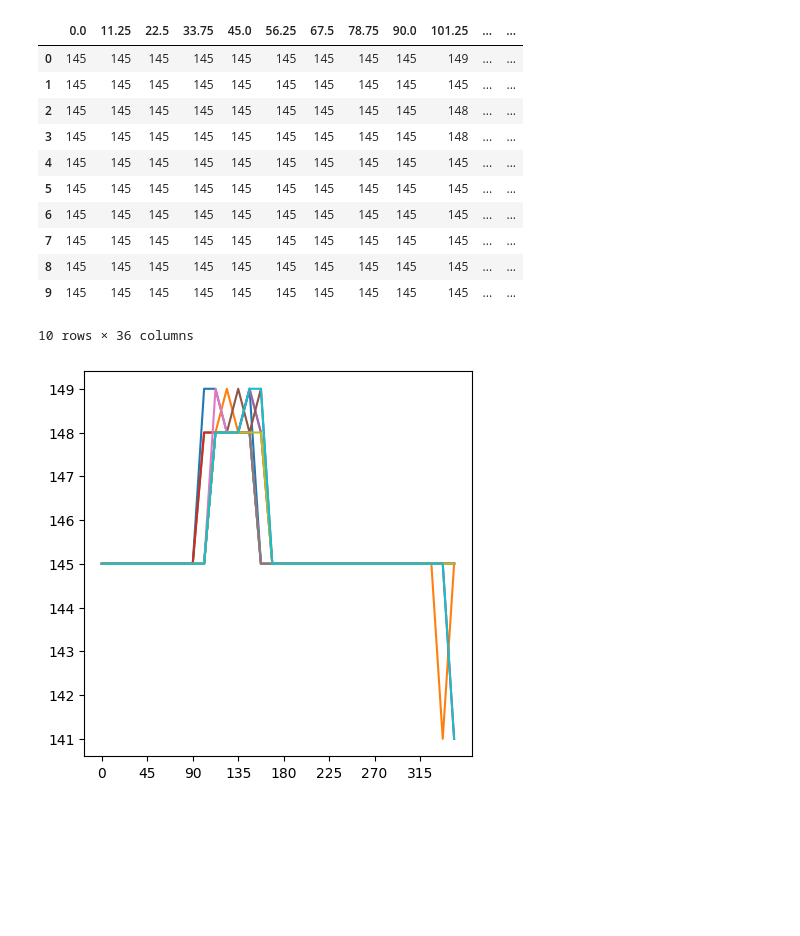
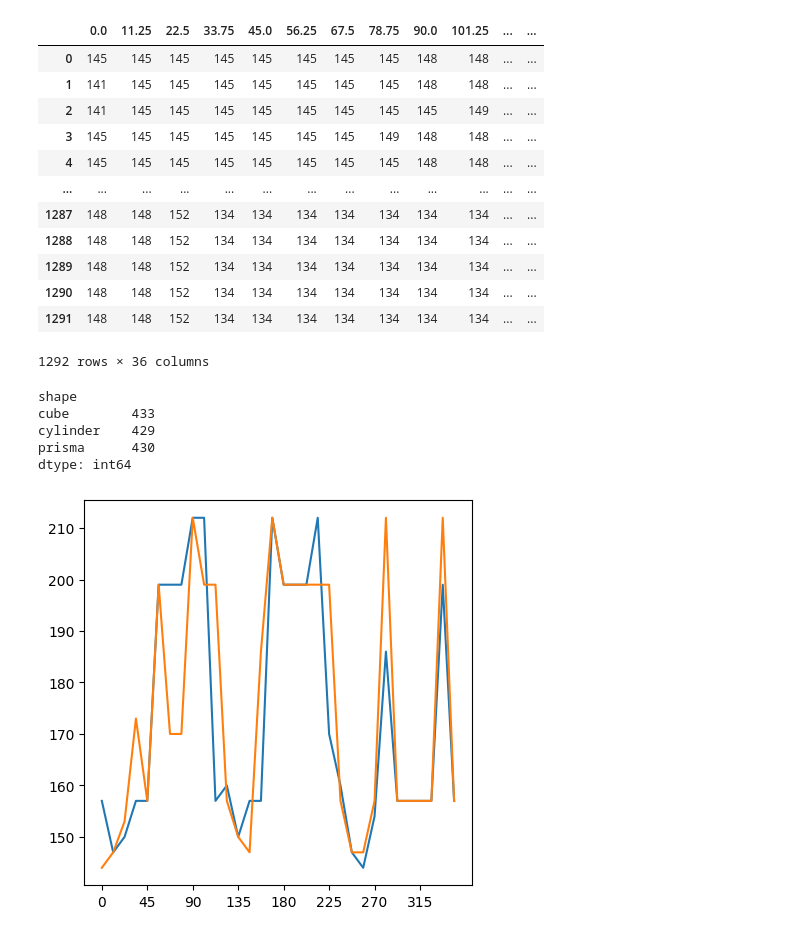
Before and after one commit to ricgoe/PyESP, a Jupyter notebook: faafo.ipynb, the cells around one changed output. Drawn from its saved outputs; the diff is of its cells as text; code cells hidden in the pictures; blank space fills up the shorter version.

Commit message:
scans and stuff

```diff
--- a/faafo.ipynb
+++ b/faafo.ipynb
@@ -6,22 +8,31 @@ from scipy.signal import correlate, convolve
 # %%
-df = pd.read_csv('Logs/scans_angle_11_25_pos_8_rot_1.csv')
+df = pd.read_csv('Logs/scans_angle_11_25_pos_7_rot_0.csv')
 # %%
 df
 # %% [output]
 |  | 0.0 | 11.25 | 22.5 | 33.75 | 45.0 | 56.25 | 67.5 | 78.75 | 90.0 | 101.25 | ... | ... |
-| 0 | 145 | 145 | 145 | 145 | 145 | 145 | 145 | 145 | 145 | 149 | ... | ... |
-| 1 | 145 | 145 | 145 | 145 | 145 | 145 | 145 | 145 | 145 | 145 | ... | ... |
-| 2 | 145 | 145 | 145 | 145 | 145 | 145 | 145 | 145 | 145 | 148 | ... | ... |
-| 3 | 145 | 145 | 145 | 145 | 145 | 145 | 145 | 145 | 145 | 148 | ... | ... |
-| 4 | 145 | 145 | 145 | 145 | 145 | 145 | 145 | 145 | 145 | 145 | ... | ... |
-| 5 | 145 | 145 | 145 | 145 | 145 | 145 | 145 | 145 | 145 | 145 | ... | ... |
-| 6 | 145 | 145 | 145 | 145 | 145 | 145 | 145 | 145 | 145 | 145 | ... | ... |
-| 7 | 145 | 145 | 145 | 145 | 145 | 145 | 145 | 145 | 145 | 145 | ... | ... |
-| 8 | 145 | 145 | 145 | 145 | 145 | 145 | 145 | 145 | 145 | 145 | ... | ... |
-| 9 | 145 | 145 | 145 | 145 | 145 | 145 | 145 | 145 | 145 | 145 | ... | ... |
+| 0 | 145 | 145 | 145 | 145 | 145 | 145 | 145 | 145 | 148 | 148 | ... | ... |
+| 1 | 141 | 145 | 145 | 145 | 145 | 145 | 145 | 145 | 148 | 148 | ... | ... |
+| 2 | 141 | 145 | 145 | 145 | 145 | 145 | 145 | 145 | 145 | 149 | ... | ... |
+| 3 | 145 | 145 | 145 | 145 | 145 | 145 | 145 | 149 | 148 | 148 | ... | ... |
+| 4 | 145 | 145 | 145 | 145 | 145 | 145 | 145 | 145 | 148 | 148 | ... | ... |
+| ... | ... | ... | ... | ... | ... | ... | ... | ... | ... | ... | ... | ... |
+| 1287 | 148 | 148 | 152 | 134 | 134 | 134 | 134 | 134 | 134 | 134 | ... | ... |
+| 1288 | 148 | 148 | 152 | 134 | 134 | 134 | 134 | 134 | 134 | 134 | ... | ... |
+| 1289 | 148 | 148 | 152 | 134 | 134 | 134 | 134 | 134 | 134 | 134 | ... | ... |
+| 1290 | 148 | 148 | 152 | 134 | 134 | 134 | 134 | 134 | 134 | 134 | ... | ... |
+| 1291 | 148 | 148 | 152 | 134 | 134 | 134 | 134 | 134 | 134 | 134 | ... | ... |
-10 rows × 36 columns
+1292 rows × 36 columns
 # %%
 df_data = df.iloc[:, :-4]
+# %%
+df.groupby('shape').size()
+# %% [output]
+shape
+cube        433
+cylinder    429
+prisma      430
+dtype: int64
 # %%
 def header_to_int(df: pd.DataFrame):
     columns = df.columns.values
@@ -29,11 +40,11 @@ def header_to_int(df: pd.DataFrame):
     return columns_int
 # %%
 fig, ax = plt.subplots(figsize=(5,5))
-for i in range(10):
+for i in range(90,92):
     ax.plot(header_to_int(df_data), df_data.iloc[i, :])
     ax.set_xticks(np.arange(0,360,45))
 # %% [output]
-[figure, old version]
+[figure, new version]
 # %%
 def calculate_shift_correlation(series1: pd.Series, series2: pd.Series, max_shift: int = 10):
     correlations = []
```
Also changed, not shown: parts of 5 cells of this notebook, 4 other files.
